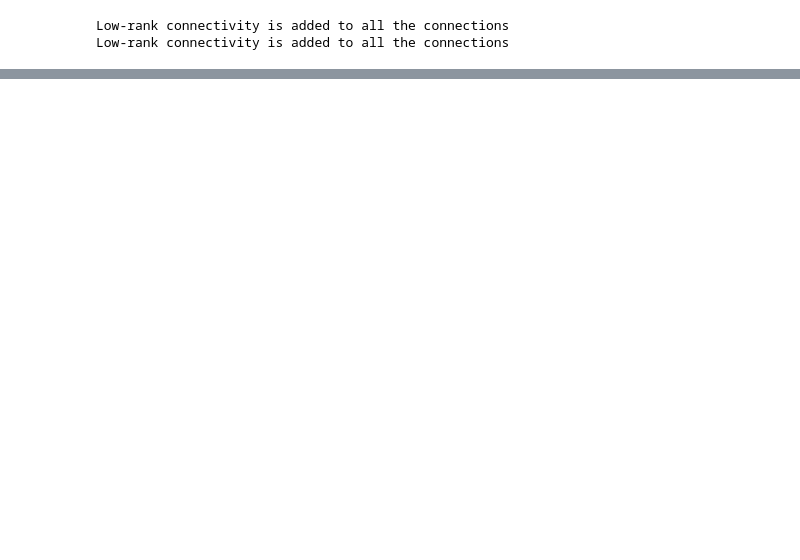
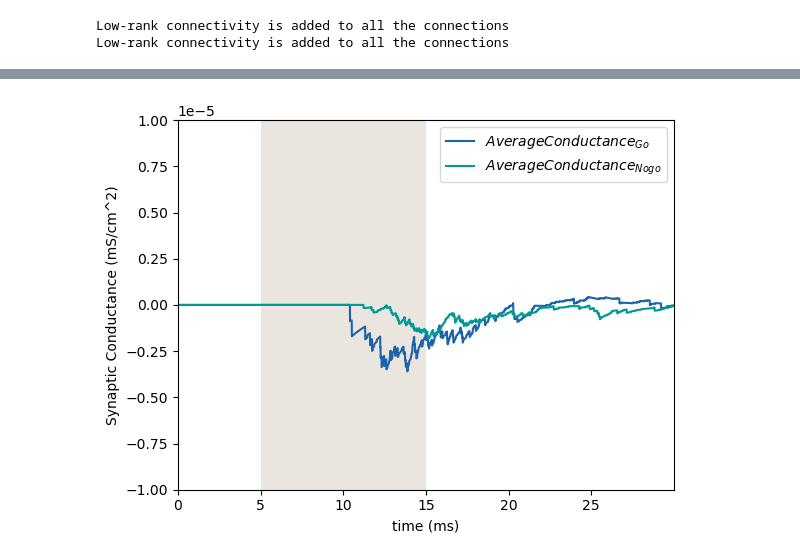
Before and after one commit to LiBinUtokyo/LowRank_ModifiedTheta_SNN, a Jupyter notebook: PYTHON/main.ipynb, the cells around one changed output, grey strips where cells are left out. Cells and saved outputs as stored; diff of their text form; code cells hidden in the pictures; blank space fills up the shorter version.

```diff
--- a/PYTHON/main.ipynb
+++ b/PYTHON/main.ipynb
@@ -268,0 +355,8 @@ print({'a':1,'b':2})
+# %%
+# Monitor the Average Conductance
+fig, ax = plt.subplots()
+
+Draw_Conductance(ax,g_go,color_Go,"Average Conductance_{Go}",dt,Input_go)
+Draw_Conductance(ax,g_nogo,color_Nogo,"Average Conductance_{Nogo}",dt,Input_nogo)
+# %% [output]
+[figure, added]
```
Also changed, not shown: parts of 9 cells of this notebook.
